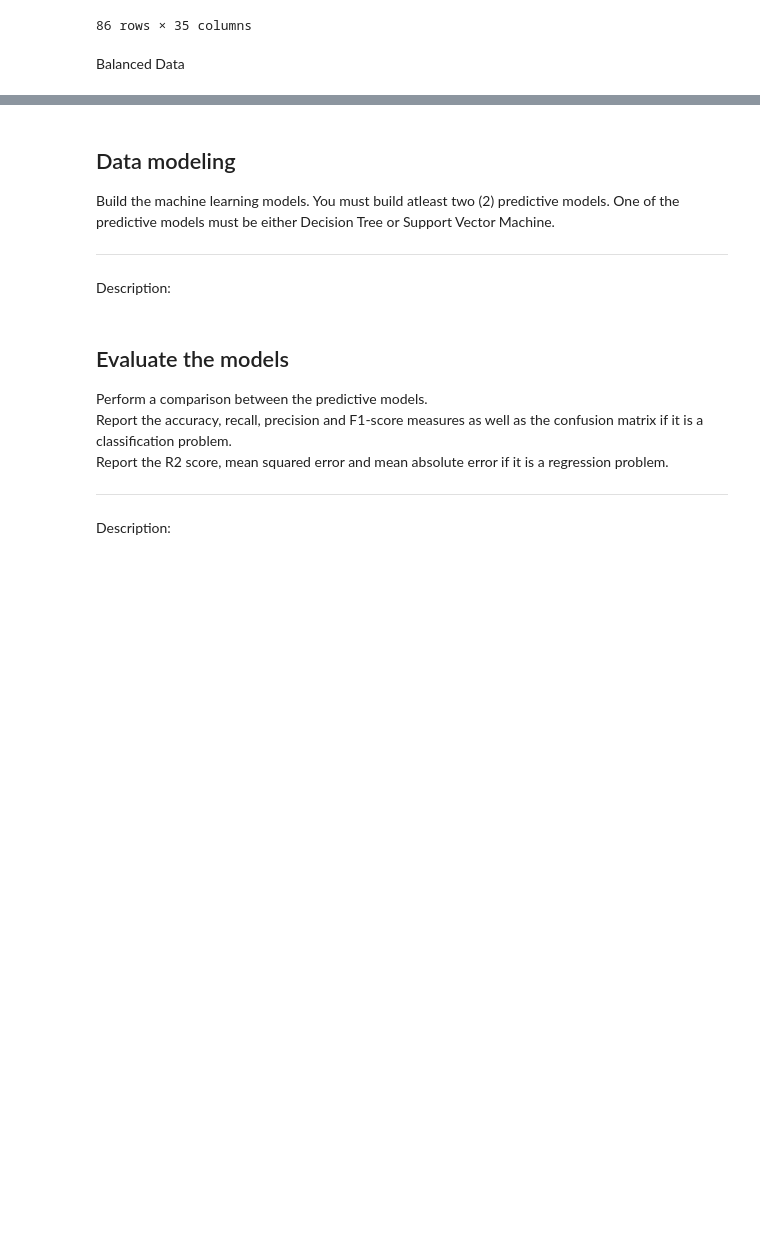
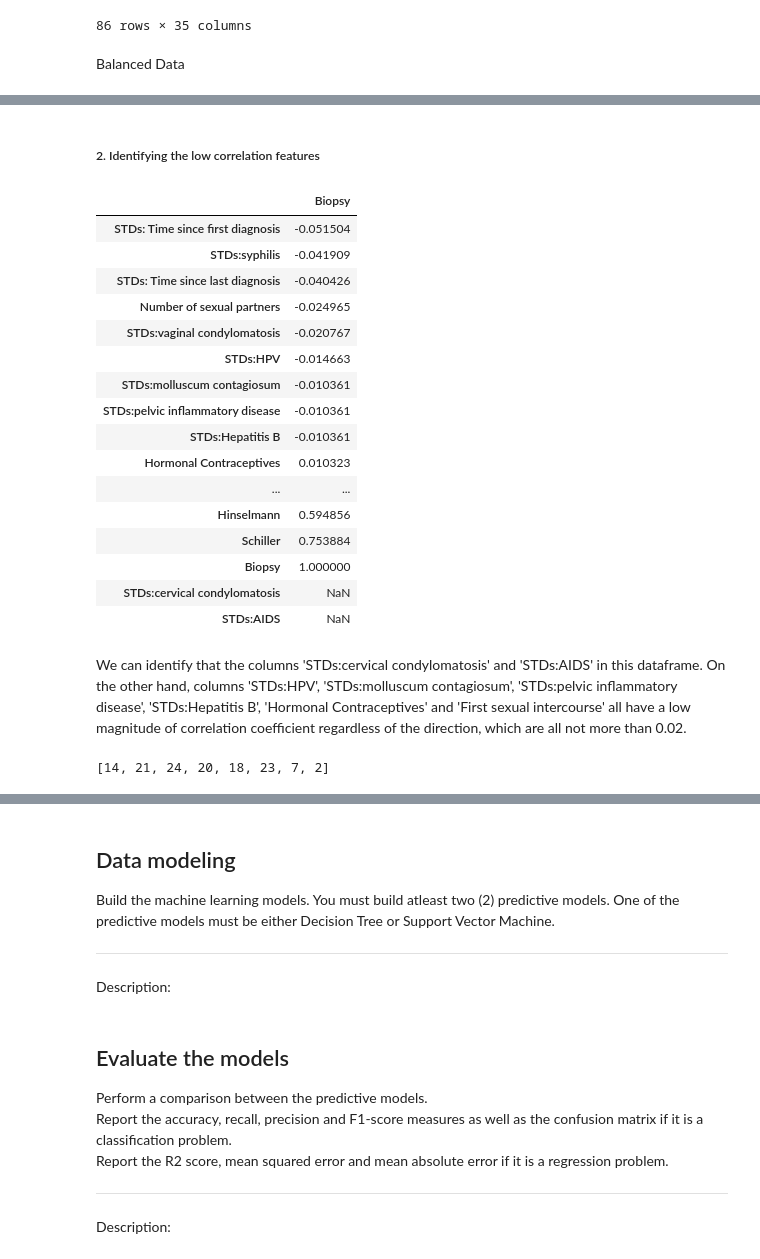
Before and after one commit to ahdeanlau/Cervical-Cancer-Diagnosis-Prediction-Model, a Jupyter notebook: Project Part 1.ipynb, the cells around one changed output, grey strips where cells are left out. Cells and saved outputs as stored; diff of their text form; code cells hidden in the pictures; blank space fills up the shorter version.

```diff
--- a/Project Part 1.ipynb
+++ b/Project Part 1.ipynb
@@ -1593,0 +1640,32 @@ Description:
+# %% [markdown]
+##### 2. Identifying the low correlation features
+# %%
+# List out the correlation coefficients of the features and the target value by ascending order
+corr_biopsy = pd.DataFrame(corr_matrix['Biopsy'])
+corr_biopsy.sort_values("Biopsy")
+# %% [output]
+|  | Biopsy |
+| STDs: Time since first diagnosis | -0.051504 |
+| STDs:syphilis | -0.041909 |
+| STDs: Time since last diagnosis | -0.040426 |
+| Number of sexual partners | -0.024965 |
+| STDs:vaginal condylomatosis | -0.020767 |
+| STDs:HPV | -0.014663 |
+| STDs:molluscum contagiosum | -0.010361 |
+| STDs:pelvic inflammatory disease | -0.010361 |
+| STDs:Hepatitis B | -0.010361 |
+| Hormonal Contraceptives | 0.010323 |
+| ... | ... |
+| Hinselmann | 0.594856 |
+| Schiller | 0.753884 |
+| Biopsy | 1.000000 |
+| STDs:cervical condylomatosis | NaN |
+| STDs:AIDS | NaN |
+# %% [markdown]
+We can identify that the columns 'STDs:cervical condylomatosis' and 'STDs:AIDS' in this dataframe. On the other hand, columns 'STDs:HPV', 'STDs:molluscum contagiosum', 'STDs:pelvic inflammatory disease', 'STDs:Hepatitis B', 'Hormonal Contraceptives' and 'First sexual intercourse' all have a low magnitude of correlation coefficient regardless of the direction, which are all not more than 0.02.
+# %%
+drop_features = ['STDs:cervical condylomatosis','STDs:AIDS','STDs:HPV','STDs:molluscum contagiosum','STDs:pelvic inflammatory disease','STDs:Hepatitis B','Hormonal Contraceptives','First sexual intercourse']
+drop_features_index = [df.columns.get_loc(col)for col in drop_features]
+drop_features_index
+# %% [output]
+[14, 21, 24, 20, 18, 23, 7, 2]
```
Also changed, not shown: parts of 25 cells of this notebook.
